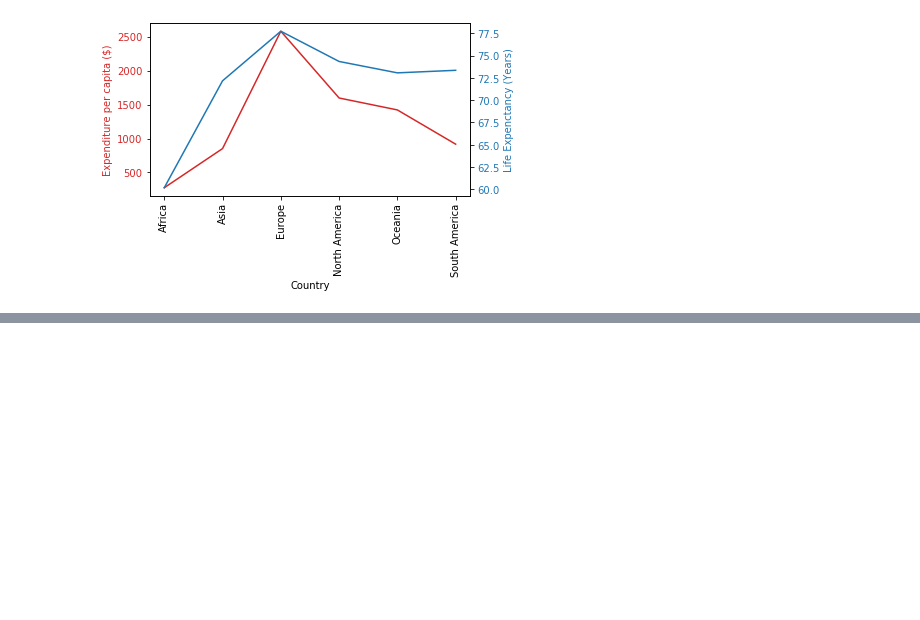
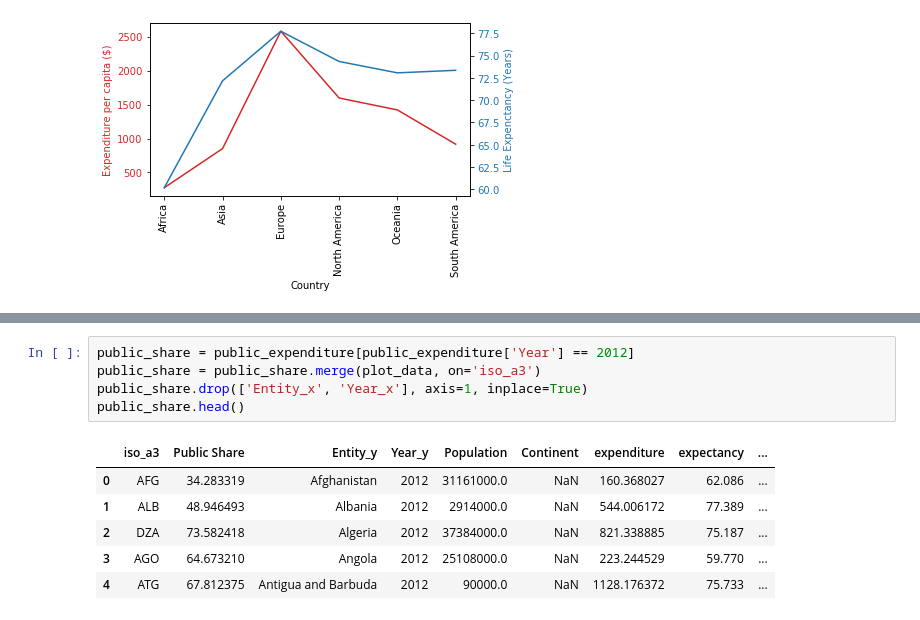
Before and after one commit to abhijeetknayak/Utilities, a Jupyter notebook: Data-Science/Country-Data/life-expectancy.ipynb, the cells around one changed output, grey strips where cells are left out. Saved outputs shown, nothing was run; the diff lists cells and outputs as text; blank space fills up the shorter version.

```diff
--- a/Data-Science/Country-Data/life-expectancy.ipynb
+++ b/Data-Science/Country-Data/life-expectancy.ipynb
@@ -233,0 +250,12 @@ fig.savefig('continent-data.png')
+# %%
+public_share = public_expenditure[public_expenditure['Year'] == 2012]
+public_share = public_share.merge(plot_data, on='iso_a3')
+public_share.drop(['Entity_x', 'Year_x'], axis=1, inplace=True)
+public_share.head()
+# %% [output]
+|  | iso_a3 | Public Share | Entity_y | Year_y | Population | Continent | expenditure | expectancy | ... |
+| 0 | AFG | 34.283319 | Afghanistan | 2012 | 31161000.0 | NaN | 160.368027 | 62.086 | ... |
+| 1 | ALB | 48.946493 | Albania | 2012 | 2914000.0 | NaN | 544.006172 | 77.389 | ... |
+| 2 | DZA | 73.582418 | Algeria | 2012 | 37384000.0 | NaN | 821.338885 | 75.187 | ... |
+| 3 | AGO | 64.673210 | Angola | 2012 | 25108000.0 | NaN | 223.244529 | 59.770 | ... |
+| 4 | ATG | 67.812375 | Antigua and Barbuda | 2012 | 90000.0 | NaN | 1128.176372 | 75.733 | ... |
```
Also changed, not shown: parts of 5 cells of this notebook.
